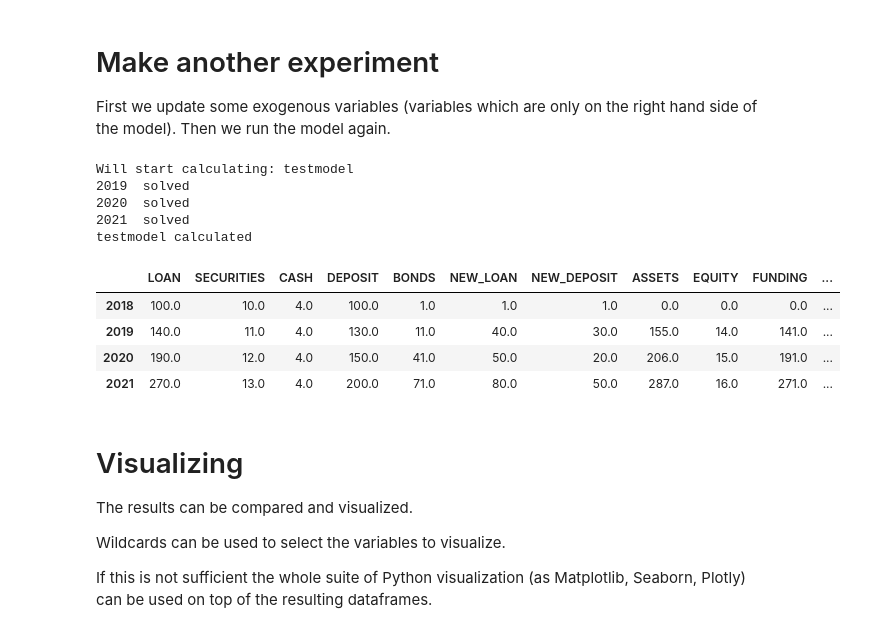
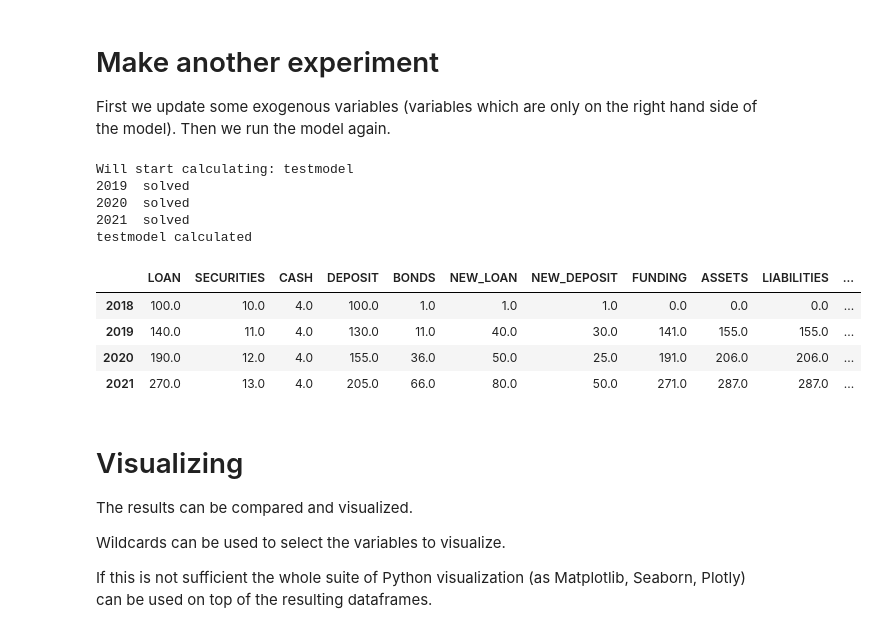
Before and after one commit to IbHansen/modelflow, a Jupyter notebook: ModelFlow, extend DataFrame.ipynb, the cells around one changed output. Saved outputs shown, nothing was run; the diff lists cells and outputs as text; code cells hidden in the pictures.

```diff
--- a/ModelFlow, extend DataFrame.ipynb
+++ b/ModelFlow, extend DataFrame.ipynb
@@ -101,19 +103,19 @@ This makes it a powerful tool for model and result analysis.
 First we update some exogenous variables (variables which are only on the right hand side of the model). Then we run the model again.
 # %%
 df['NEW_LOAN']= [1,40,50,80]
-df['NEW_DEPOSIT']= [1,30,20,50]
+df['NEW_DEPOSIT']= [1,30,25,50]
 df.mfcalc(fmodel)
 # %% [output]
 Will start calculating: testmodel
 2019  solved
 2020  solved
 2021  solved
 testmodel calculated
-|  | LOAN | SECURITIES | CASH | DEPOSIT | BONDS | NEW_LOAN | NEW_DEPOSIT | ASSETS | EQUITY | FUNDING | ... |
+|  | LOAN | SECURITIES | CASH | DEPOSIT | BONDS | NEW_LOAN | NEW_DEPOSIT | FUNDING | ASSETS | LIABILITIES | ... |
 | 2018 | 100.0 | 10.0 | 4.0 | 100.0 | 1.0 | 1.0 | 1.0 | 0.0 | 0.0 | 0.0 | ... |
-| 2019 | 140.0 | 11.0 | 4.0 | 130.0 | 11.0 | 40.0 | 30.0 | 155.0 | 14.0 | 141.0 | ... |
-| 2020 | 190.0 | 12.0 | 4.0 | 150.0 | 41.0 | 50.0 | 20.0 | 206.0 | 15.0 | 191.0 | ... |
-| 2021 | 270.0 | 13.0 | 4.0 | 200.0 | 71.0 | 80.0 | 50.0 | 287.0 | 16.0 | 271.0 | ... |
+| 2019 | 140.0 | 11.0 | 4.0 | 130.0 | 11.0 | 40.0 | 30.0 | 141.0 | 155.0 | 155.0 | ... |
+| 2020 | 190.0 | 12.0 | 4.0 | 155.0 | 36.0 | 50.0 | 25.0 | 191.0 | 206.0 | 206.0 | ... |
+| 2021 | 270.0 | 13.0 | 4.0 | 205.0 | 66.0 | 80.0 | 50.0 | 271.0 | 287.0 | 287.0 | ... |
 # %% [markdown]
 # Visualizing
 The results can be compared and visualized.
```
Also changed, not shown: parts of 7 cells of this notebook.
